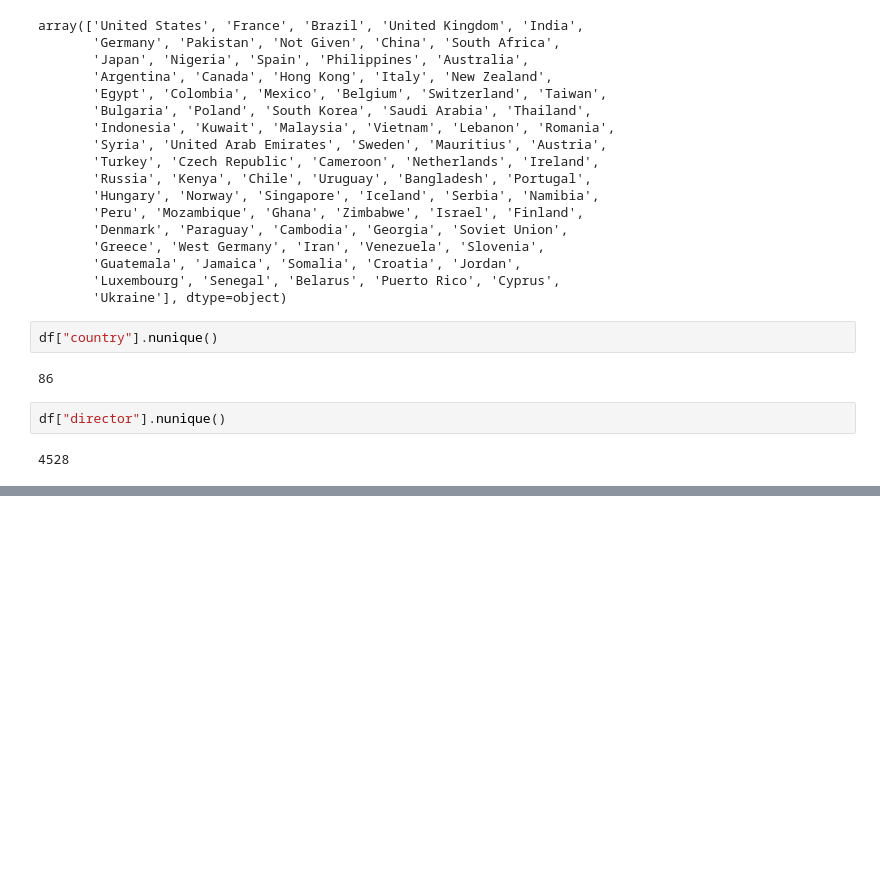
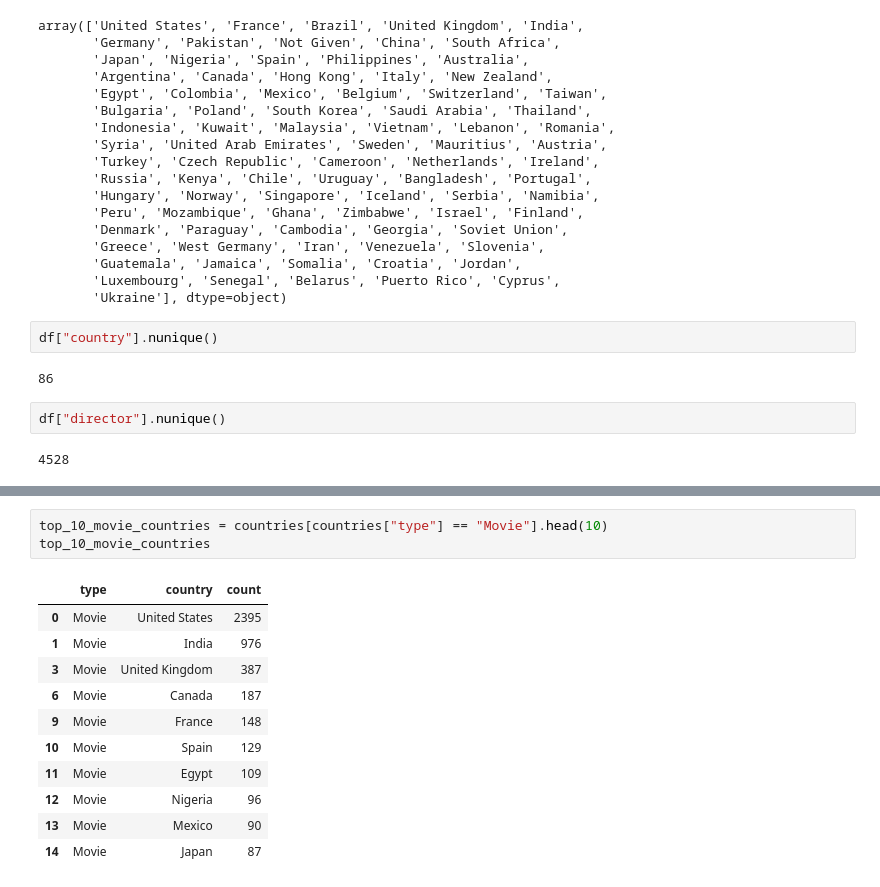
Before and after one commit to Dani-8/Netflix-Data-Analysis, a Jupyter notebook: Netflix-Data-Analysis.ipynb, the cells around one changed output, grey strips where cells are left out. Cells and saved outputs as stored; diff of their text form; blank space fills up the shorter version.

```diff
--- a/Netflix-Data-Analysis.ipynb
+++ b/Netflix-Data-Analysis.ipynb
@@ -282,0 +333,15 @@ array(['Kirsten Johnson', 'Julien Leclercq', 'Mike Flanagan', ...,
+# %%
+top_10_movie_countries = countries[countries["type"] == "Movie"].head(10)
+top_10_movie_countries
+# %% [output]
+|  | type | country | count |
+| 0 | Movie | United States | 2395 |
+| 1 | Movie | India | 976 |
+| 3 | Movie | United Kingdom | 387 |
+| 6 | Movie | Canada | 187 |
+| 9 | Movie | France | 148 |
+| 10 | Movie | Spain | 129 |
+| 11 | Movie | Egypt | 109 |
+| 12 | Movie | Nigeria | 96 |
+| 13 | Movie | Mexico | 90 |
+| 14 | Movie | Japan | 87 |
```
Also changed, not shown: parts of 13 cells of this notebook.
